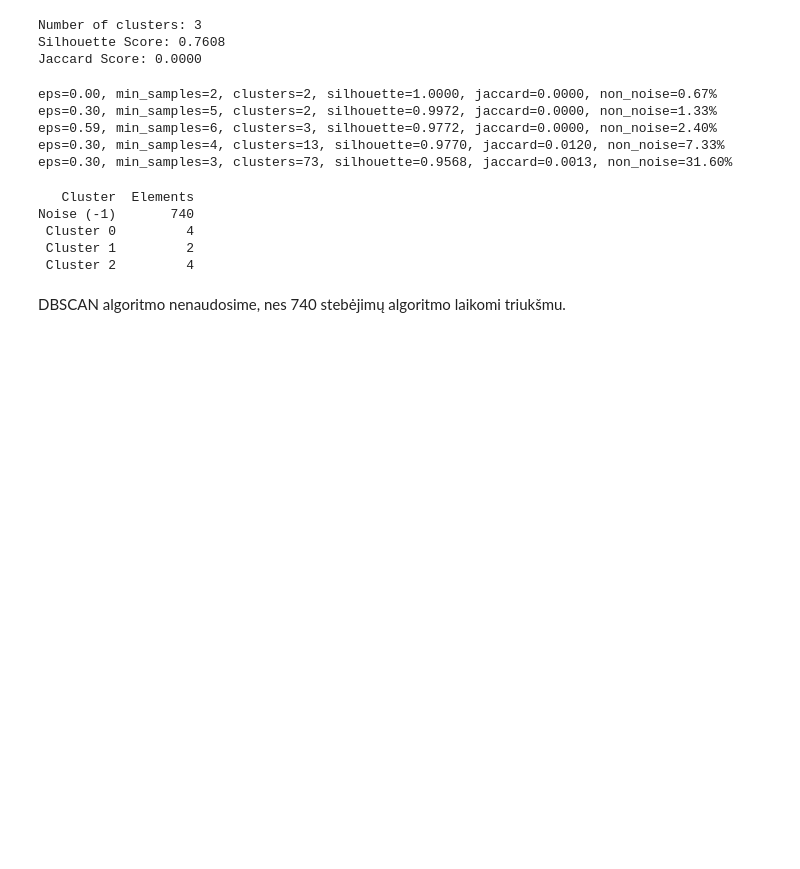
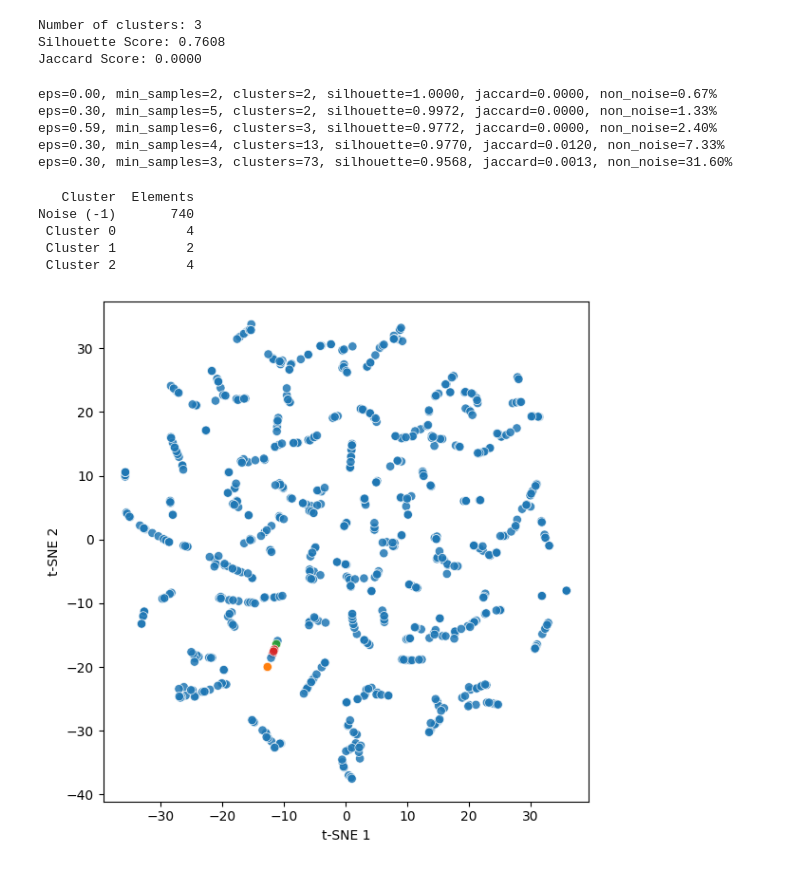
Before and after one commit to lukasjanusauskas/ais-duomenu-vizualizavimas, a Jupyter notebook: 4lab copy.ipynb, the cells around one changed output. Saved outputs shown, nothing was run; the diff lists cells and outputs as text; code cells hidden in the pictures; blank space fills up the shorter version.

Commit message:
Pridėta DBSCAN vizualizacija

```diff
--- a/4lab copy.ipynb
+++ b/4lab copy.ipynb
@@ -1093,5 +1113,29 @@ Noise (-1)       740
  Cluster 0         4
  Cluster 1         2
  Cluster 2         4
-# %% [markdown]
-DBSCAN algoritmo nenaudosime, nes 740 stebėjimų algoritmo laikomi triukšmu.
+# %%
+plot_df = pd.DataFrame(embedding, columns=['t-SNE 1', 't-SNE 2'])
+plot_df['Cluster'] = clusters_final
+plot_df['Cluster label'] = plot_df['Cluster'].apply(
+    lambda x: 'Noise (-1)' if x == -1 else f'Cluster {x}'
+)
+
+n_clusters = len(set(clusters_final)) - (1 if -1 in clusters_final else 0)
+plt.figure(figsize=(6, 6))
+sns.scatterplot(
+    data=plot_df,
+    x='t-SNE 1',
+    y='t-SNE 2',
+    hue='Cluster label',
+    s=45,
+    alpha=0.85,
+    palette='tab10',
+    legend=False
+ )
+
+plt.xlabel('t-SNE 1')
+plt.ylabel('t-SNE 2')
+plt.tight_layout()
+plt.show()
+# %% [output]
+[figure, added]
```
Also changed, not shown: parts of 8 cells of this notebook.
